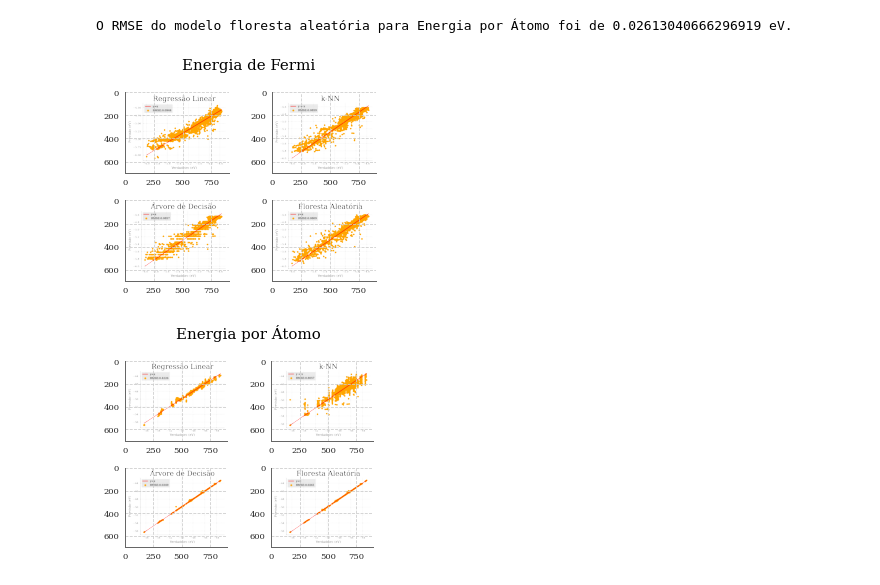
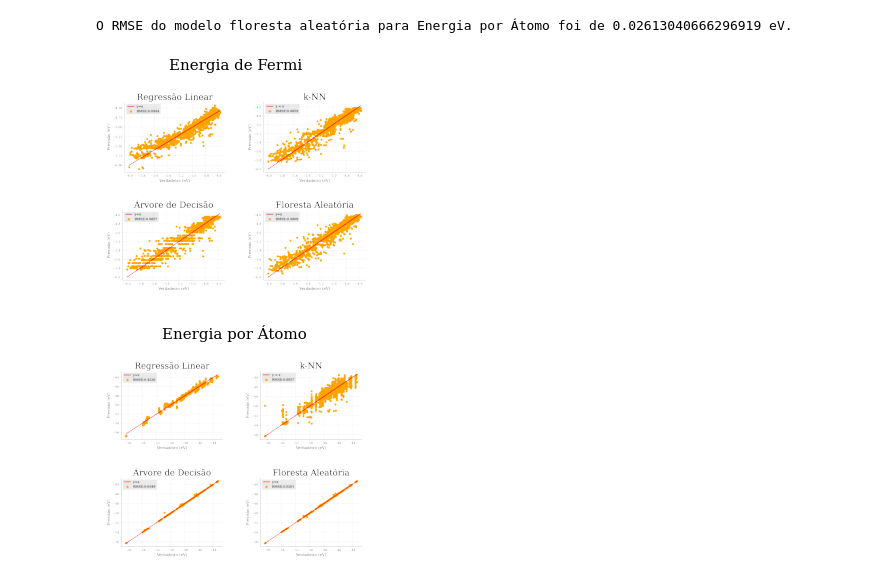
Before and after one commit to Karl-Marcos/ML-2022-DIMP, a Jupyter notebook: bloco_2.ipynb, the cells around one changed output. Cells and saved outputs as stored; diff of their text form; code cells hidden in the pictures.

```diff
--- a/bloco_2.ipynb
+++ b/bloco_2.ipynb
@@ -612,22 +612,50 @@ O RMSE do modelo floresta aleatória para Energia por Átomo foi de 0.0261304066
 # %%
 # graficos comparativos
 import matplotlib.image as mpimg
 
 fig, ((ax1,ax2),(ax3,ax4)) = plt.subplots(2,2)
 
 st = fig.suptitle("Energia de Fermi", fontsize=15)
 
 A = mpimg.imread(r'imagens\Linear_Energia de Fermi.png')
 ax1.imshow(A)
+ax1.spines['top'].set_visible(False)
+ax1.spines['right'].set_visible(False)
+ax1.spines['bottom'].set_visible(False)
+ax1.spines['left'].set_visible(False)
+ax1.get_xaxis().set_ticks([])
+ax1.get_yaxis().set_ticks([])
+
 B = mpimg.imread(r'imagens\knn_Energia de Fermi.png')
 ax2.imshow(B)
+ax2.spines['top'].set_visible(False)
+ax2.spines['right'].set_visible(False)
+ax2.spines['bottom'].set_visible(False)
+ax2.spines['left'].set_visible(False)
+ax2.get_xaxis().set_ticks([])
+ax2.get_yaxis().set_ticks([])
+
 C = mpimg.imread(r'imagens\arvore_fe.png')
 ax3.imshow(C)
+ax3.spines['top'].set_visible(False)
+ax3.spines['right'].set_visible(False)
+ax3.spines['bottom'].set_visible(False)
+ax3.spines['left'].set_visible(False)
+ax3.get_xaxis().set_ticks([])
+ax3.get_yaxis().set_ticks([])
+
 D = mpimg.imread(r'imagens\floresta_fe.png')
 ax4.imshow(D)
+ax4.spines['top'].set_visible(False)
+ax4.spines['right'].set_visible(False)
+ax4.spines['bottom'].set_visible(False)
+ax4.spines['left'].set_visible(False)
+ax4.get_xaxis().set_ticks([])
+ax4.get_yaxis().set_ticks([])
+
 plt.savefig(r'imagens\multiplot_Energia de Fermi.png', dpi = 200)
 # %% [output]
-[figure, old version]
+[figure, new version]
 # %%
 fig, ((ax1,ax2),(ax3,ax4)) = plt.subplots(2,2)
 
@@ -635,12 +663,40 @@ st = fig.suptitle("Energia por Átomo", fontsize=15)
 
 A = mpimg.imread(r'imagens\Linear_Energia por Átomo.png')
 ax1.imshow(A)
+ax1.spines['top'].set_visible(False)
+ax1.spines['right'].set_visible(False)
+ax1.spines['bottom'].set_visible(False)
+ax1.spines['left'].set_visible(False)
+ax1.get_xaxis().set_ticks([])
+ax1.get_yaxis().set_ticks([])
+
 B = mpimg.imread(r'imagens\knn_Energia por Átomo.png')
 ax2.imshow(B)
+ax2.spines['top'].set_visible(False)
+ax2.spines['right'].set_visible(False)
+ax2.spines['bottom'].set_visible(False)
+ax2.spines['left'].set_visible(False)
+ax2.get_xaxis().set_ticks([])
+ax2.get_yaxis().set_ticks([])
+
 C = mpimg.imread(r'imagens\arvore_en.png')
 ax3.imshow(C)
+ax3.spines['top'].set_visible(False)
+ax3.spines['right'].set_visible(False)
+ax3.spines['bottom'].set_visible(False)
+ax3.spines['left'].set_visible(False)
+ax3.get_xaxis().set_ticks([])
+ax3.get_yaxis().set_ticks([])
+
 D = mpimg.imread(r'imagens\floresta_en.png')
 ax4.imshow(D)
+ax4.spines['top'].set_visible(False)
+ax4.spines['right'].set_visible(False)
+ax4.spines['bottom'].set_visible(False)
+ax4.spines['left'].set_visible(False)
+ax4.get_xaxis().set_ticks([])
+ax4.get_yaxis().set_ticks([])
+
 plt.savefig(r'imagens\multiplot_Energia por Átomo.png', dpi = 200)
 # %% [output]
-[figure, old version]
+[figure, new version]
```
Also changed, not shown: parts of 1 cell of this notebook.
